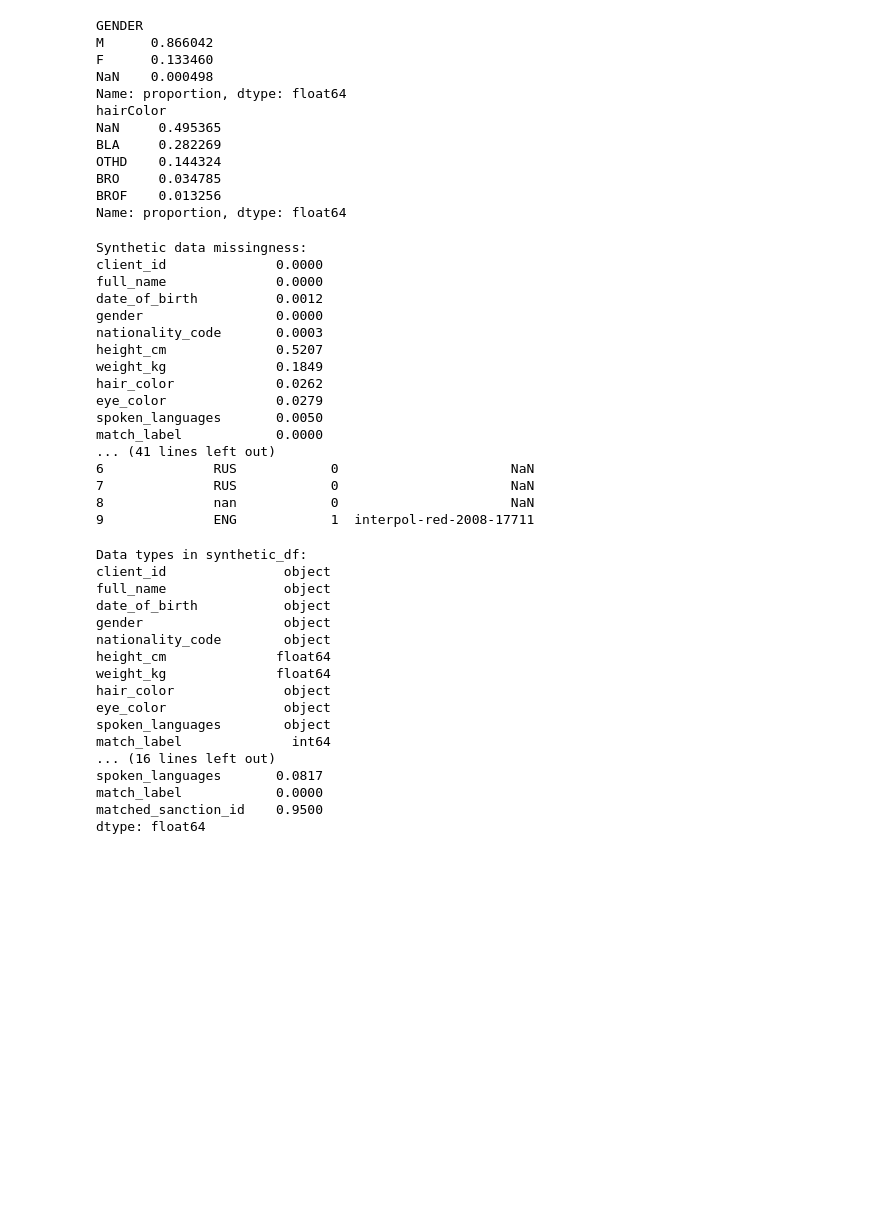
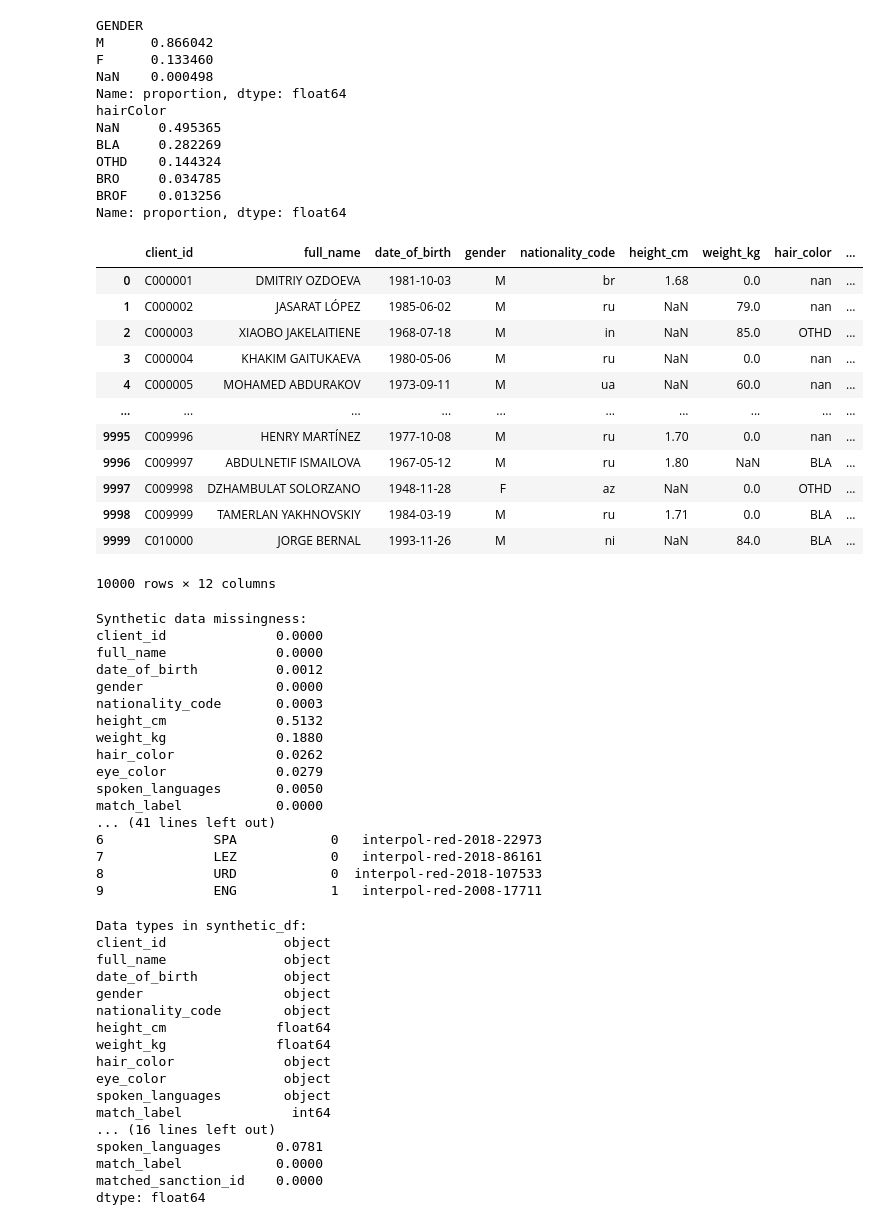
Before and after one commit to dian-farah/Interpol_Biometric_Prediction, a Jupyter notebook: synthetic_data_generation/synthetic_data_generation.ipynb, the cells around one changed output. Cells and saved outputs as stored; diff of their text form; code cells hidden in the pictures; blank space fills up the shorter version.

```diff
--- a/synthetic_data_generation/synthetic_data_generation.ipynb
+++ b/synthetic_data_generation/synthetic_data_generation.ipynb
@@ -319,7 +319,7 @@ def introduce_fuzzy(row):
     Role the dice to choose whether we create variability for name, height, or birth date
     The names will be altered through random swapping of characters for names length > 5
     The date of birth will be altered at either year, month, day or mixed:
-        - year: 1 to 10
+        - year: 1 to 3
         - month: 1 to 6
         - day: 1 to 20
     The height will be altered by +- 1 to 5cm if height is not null
@@ -354,7 +354,7 @@ def introduce_fuzzy(row):
     if pd.notnull(row['height_cm']) and row['height_cm'] > 0:
         row['height_cm'] += random.randint(-5, 5)
 
-    # Modify age anywhere between 1 to 10 years
+    # Modify age anywhere between 1 to 3 years, 1 to 6 months, 1 to 20 days
     if pd.notnull(row['date_of_birth']):
         try:
             dt = pd.to_datetime(row['date_of_birth'])
@@ -363,13 +363,13 @@ def introduce_fuzzy(row):
             shift_type = random.choice(['year', 'month', 'day', 'mix'])
 
             if shift_type == 'year':
-                # Shift 1 to 10 years
-                dt += relativedelta(years=random.randint(1, 10) * random.choice([-1, 1]))
+                # Shift 1 to 3 years
+                dt += relativedelta(years=random.randint(1, 3) * random.choice([-1, 1])) # change from 10 years to 3 years (+/-)
             elif shift_type == 'month':
                 # Shift 1 to 6 months
                 dt += relativedelta(months=random.randint(1, 6) * random.choice([-1, 1]))
             elif shift_type == 'day':
-                # Shift 1 to 15 days
+                # Shift 1 to 20 days
                 dt += relativedelta(days=random.randint(1, 20) * random.choice([-1, 1]))
             else:
                 # A mix of small changes to simulate general data entry error
@@ -390,6 +390,13 @@ matches['match_label'] = 1
 # 2. GENERATE NON-MATCHES
 # Define non-match data
 non_matches_data = {}
+
+# Sample random IDs from original sanctions list for non-matches
+matches_id = set(matches_orig)
+df_non_matches = df[~df['id'].isin(matches_id)]
+non_matches_data['matched_sanction_id'] = df_non_matches['id'].sample(n=n_non_matches, replace=True, random_state=7).values
+
+# display(non_matches_data)
 
 # Distribution sampling function
 def sample_from_dist(col_name, size):
@@ -414,55 +421,69 @@ for orig_col, new_col in client_map.items():
 
 non_matches = pd.DataFrame(non_matches_data)
 non_matches['match_label'] = 0
-non_matches['matched_sanction_id'] = np.nan # No match for clean clients
 
 # Ensure non-matches aren't actually in the sanctions list by checking names
 sanctioned_names = set(df['name'].str.upper().tolist())
 # If a generated name is in sanctioned_names, regenerate it
 non_matches['full_name'] = non_matches['full_name'].apply(
     lambda x: generate_random_name() if str(x).upper() in sanctioned_names else x
 )
 
 # 3. COMBINE AND SHUFFLE
 synthetic_df = pd.concat([matches, non_matches], ignore_index=True)
 synthetic_df = synthetic_df.sample(frac=1, random_state=42).reset_index(drop=True)
 
 # Add a synthetic client_id
 synthetic_df['client_id'] = ['C' + str(i).zfill(6) for i in range(1, n_total + 1)]
 
 # Reorder columns
 final_cols = ['client_id', 'full_name', 'date_of_birth', 'gender', 'nationality_code',
               'height_cm', 'weight_kg', 'hair_color', 'eye_color', 'spoken_languages', 'match_label', 'matched_sanction_id']
 synthetic_df = synthetic_df[final_cols]
 
+display(synthetic_df)
+
 # Save to CSV
 synthetic_df.to_csv('synthetic_client_data.csv', index=False)
 
 # Quick check on distributions
 print("\nSynthetic data missingness:")
 print(synthetic_df.isnull().mean())
 print("\nMatch count:")
 print(synthetic_df['match_label'].value_counts())
 print("\nFirst 10 rows:")
 print(synthetic_df.head(10))
 # %% [output]
+|  | client_id | full_name | date_of_birth | gender | nationality_code | height_cm | weight_kg | hair_color | ... |
+| 0 | C000001 | DMITRIY OZDOEVA | 1981-10-03 | M | br | 1.68 | 0.0 | nan | ... |
+| 1 | C000002 | JASARAT LÓPEZ | 1985-06-02 | M | ru | NaN | 79.0 | nan | ... |
+| 2 | C000003 | XIAOBO JAKELAITIENE | 1968-07-18 | M | in | NaN | 85.0 | OTHD | ... |
+| 3 | C000004 | KHAKIM GAITUKAEVA | 1980-05-06 | M | ru | NaN | 0.0 | nan | ... |
+| 4 | C000005 | MOHAMED ABDURAKOV | 1973-09-11 | M | ua | NaN | 60.0 | nan | ... |
+| ... | ... | ... | ... | ... | ... | ... | ... | ... | ... |
+| 9995 | C009996 | HENRY MARTÍNEZ | 1977-10-08 | M | ru | 1.70 | 0.0 | nan | ... |
+| 9996 | C009997 | ABDULNETIF ISMAILOVA | 1967-05-12 | M | ru | 1.80 | NaN | BLA | ... |
+| 9997 | C009998 | DZHAMBULAT SOLORZANO | 1948-11-28 | F | az | NaN | 0.0 | OTHD | ... |
+| 9998 | C009999 | TAMERLAN YAKHNOVSKIY | 1984-03-19 | M | ru | 1.71 | 0.0 | BLA | ... |
+| 9999 | C010000 | JORGE BERNAL | 1993-11-26 | M | ni | NaN | 84.0 | BLA | ... |
-Synthetic data missingness:
-client_id              0.0000
-full_name              0.0000
-date_of_birth          0.0012
-gender                 0.0000
-nationality_code       0.0003
-height_cm              0.5207
-weight_kg              0.1849
-hair_color             0.0262
-eye_color              0.0279
-spoken_languages       0.0050
-match_label            0.0000
-... (41 lines left out)
-6              RUS            0                      NaN
-7              RUS            0                      NaN
-8              nan            0                      NaN
-9              ENG            1  interpol-red-2008-17711
+10000 rows × 12 columns
+Synthetic data missingness:
+client_id              0.0000
+full_name              0.0000
+date_of_birth          0.0012
+gender                 0.0000
+nationality_code       0.0003
+height_cm              0.5132
+weight_kg              0.1880
+hair_color             0.0262
+eye_color              0.0279
+spoken_languages       0.0050
+match_label            0.0000
+... (41 lines left out)
+6              SPA            0   interpol-red-2018-22973
+7              LEZ            0   interpol-red-2018-86161
+8              URD            0  interpol-red-2018-107533
+9              ENG            1   interpol-red-2008-17711
 # %%
 # Debugging missingness
 print("Data types in synthetic_df:")
@@ -472,7 +493,7 @@ print(synthetic_df.dtypes)
 print("\nIs 'nan' a string in hair_color?")
 print(synthetic_df['hair_color'].apply(lambda x: str(x).lower() == 'nan').mean())
 
-# Let's fix the distribution sampling to ensure NaN is handled correctly as a real null
+# Fix the distribution sampling to ensure NaN is handled correctly as a real null
 def sample_from_dist_fixed(col_name, size):
     dist = distributions[col_name]
     values = dist.index.tolist()
@@ -515,7 +536,7 @@ eye_color               object
 spoken_languages        object
 match_label              int64
 ... (16 lines left out)
-spoken_languages       0.0817
+spoken_languages       0.0781
 match_label            0.0000
-matched_sanction_id    0.9500
+matched_sanction_id    0.0000
 dtype: float64
```
Also changed, not shown: 2 other files.
